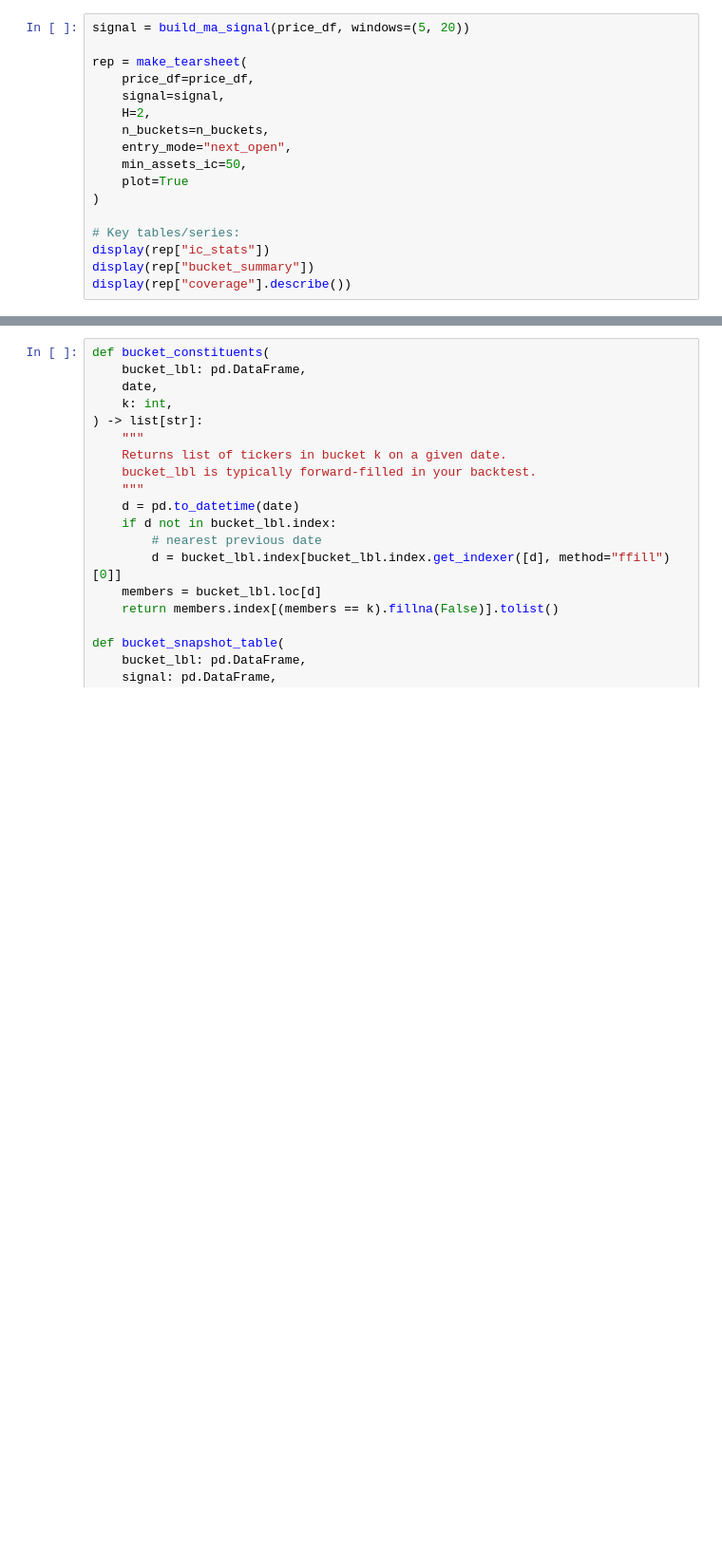
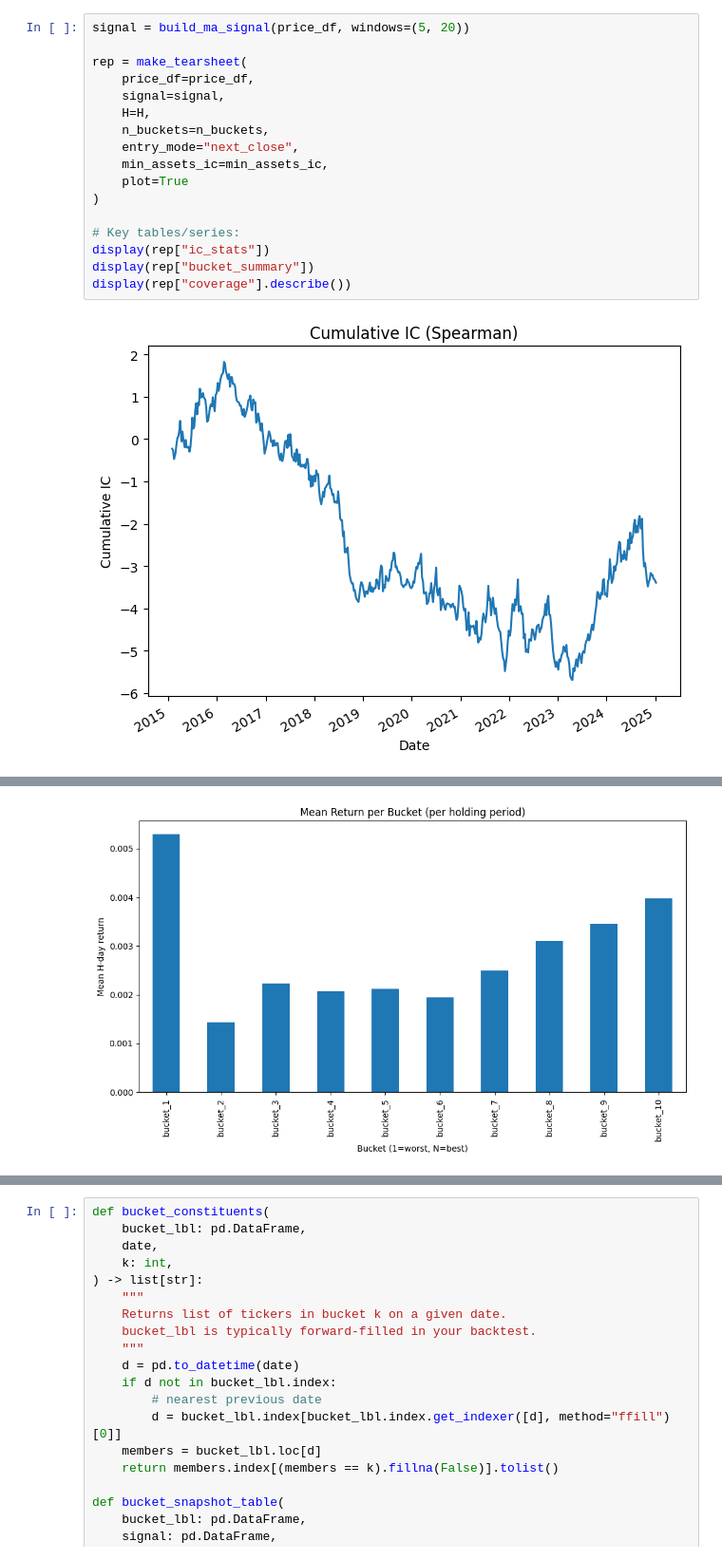
Before and after one commit to Henrywzh/quant-research, a Jupyter notebook: experiments/factor_model/03_factor_model_with_backtest.ipynb, the cells around one changed output, grey strips where cells are left out. Shown at 95% size. Drawn from its saved outputs; the diff is of its cells as text; blank space fills up the shorter version.

```diff
--- a/experiments/factor_model/03_factor_model_with_backtest.ipynb
+++ b/experiments/factor_model/03_factor_model_with_backtest.ipynb
@@ -575,17 +259,19 @@ display(rep_rsi["coverage"].describe())
 # %%
 signal = build_ma_signal(price_df, windows=(5, 20))
 
 rep = make_tearsheet(
     price_df=price_df,
     signal=signal,
-    H=2,
+    H=H,
     n_buckets=n_buckets,
-    entry_mode="next_open",
-    min_assets_ic=50,
+    entry_mode="next_close",
+    min_assets_ic=min_assets_ic,
     plot=True
 )
 
 # Key tables/series:
 display(rep["ic_stats"])
 display(rep["bucket_summary"])
 display(rep["coverage"].describe())
+# %% [output]
+[figure, added]
@@ -591,0 +279 @@ display(rep["coverage"].describe())
+[figure, added]
```
Also changed, not shown: parts of 17 cells of this notebook, 19 other files.
